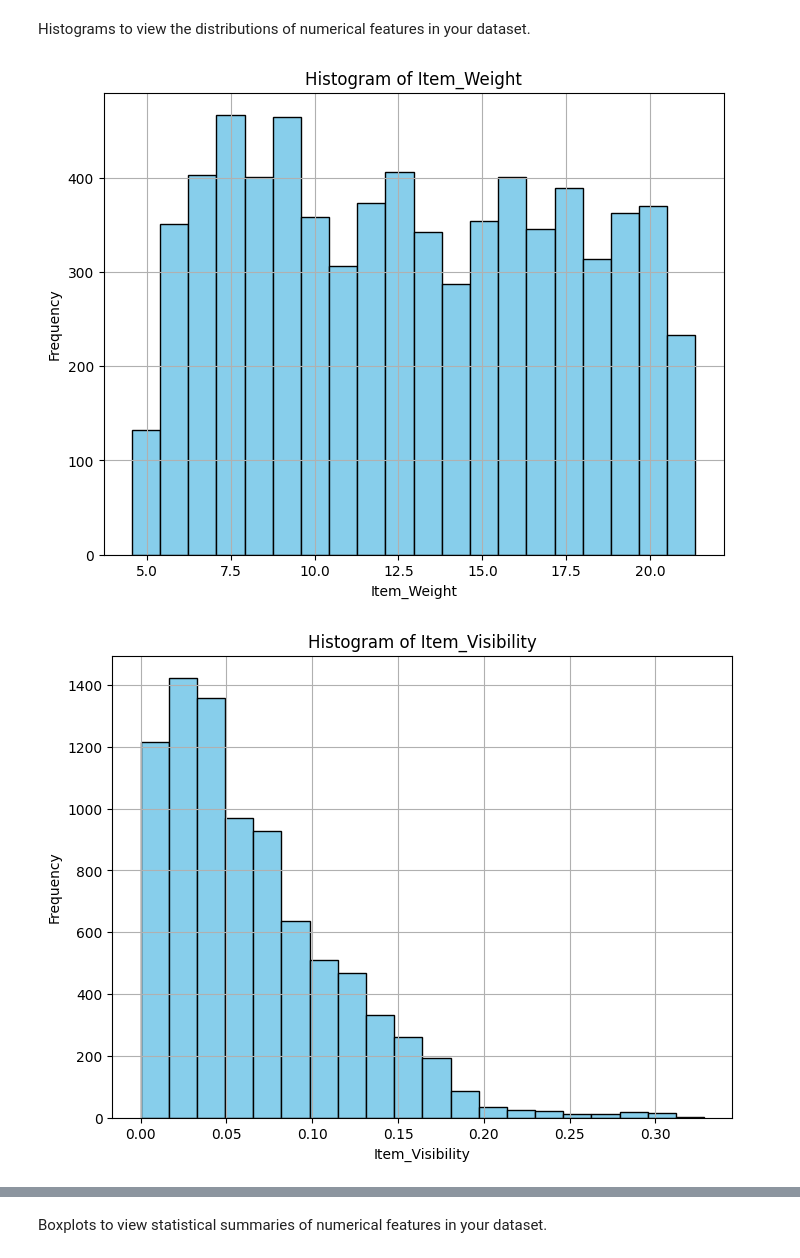
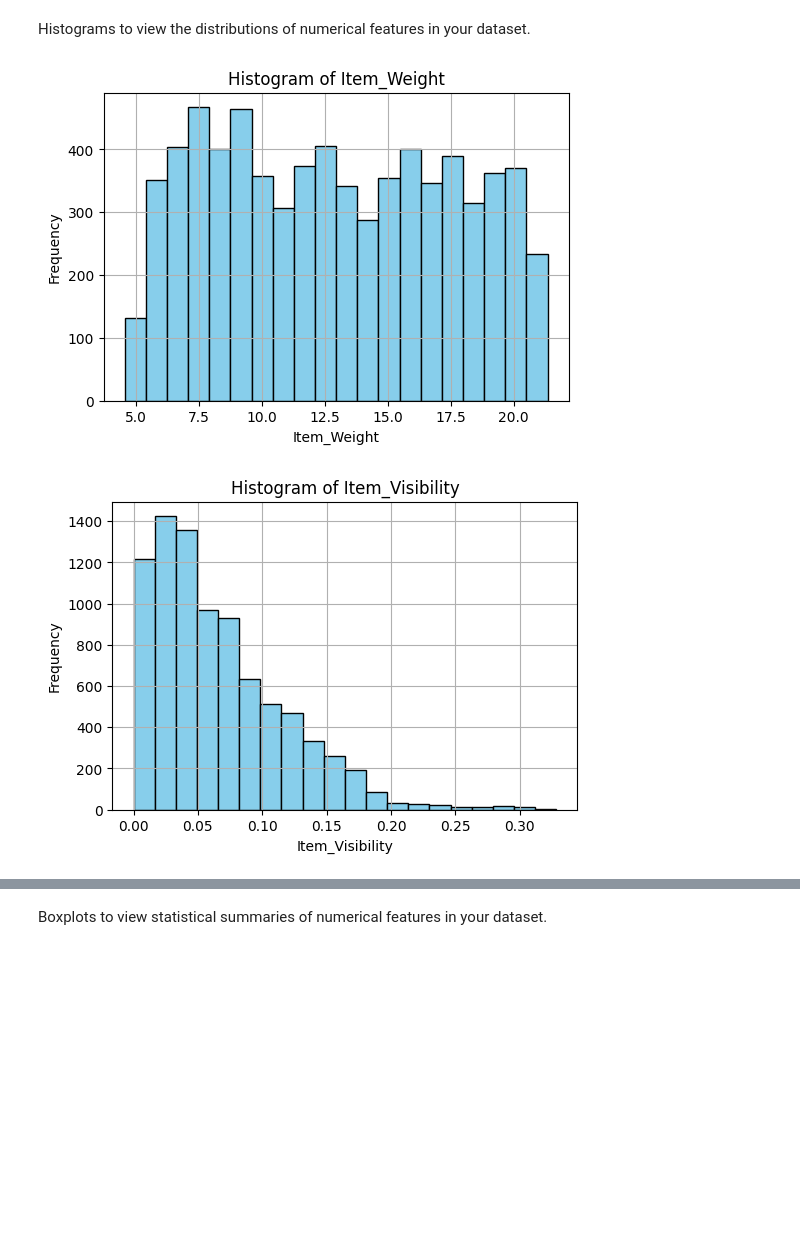
Before and after one commit to katusabevictoria/katusabevictoria, a Jupyter notebook: Project_1_part_3_Victoria_K.ipynb, the cells around one changed output, grey strips where cells are left out. Saved outputs shown, nothing was run; the diff lists cells and outputs as text; code cells hidden in the pictures; blank space fills up the shorter version.

```diff
--- a/Project_1_part_3_Victoria_K.ipynb
+++ b/Project_1_part_3_Victoria_K.ipynb
@@ -28,14 +28,14 @@ import matplotlib.pyplot as plt
 # %%
 # Select numerical columns
 numerical_columns = df.select_dtypes(include=['int64', 'float64']).columns
 for column in numerical_columns:
-    plt.figure(figsize=(8, 6))
+    plt.figure(figsize=(6, 4))
     plt.hist(df[column], bins=20, color='skyblue', edgecolor='black')
     plt.title(f'Histogram of {column}')
     plt.xlabel(column)
     plt.ylabel('Frequency')
     plt.grid(True)
     plt.show()
 # %% [output]
-[figure, old version]
+[figure, new version]
-[figure, old version]
+[figure, new version]
```
Also changed, not shown: parts of 1 cell of this notebook.
